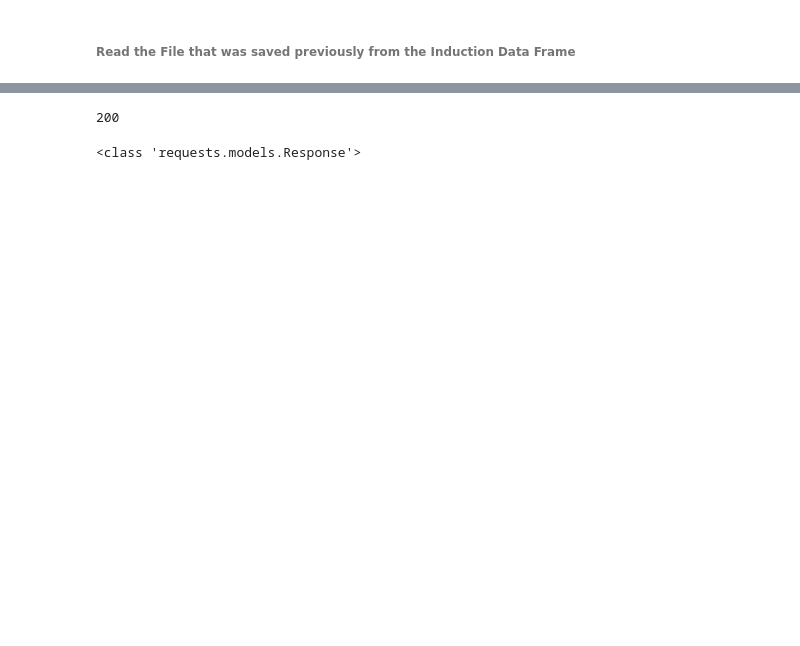
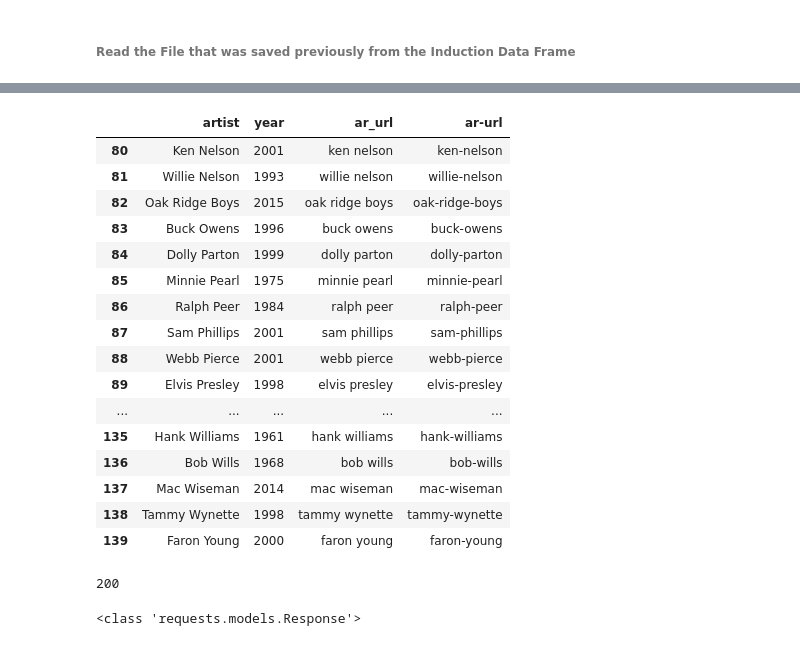
Before and after one commit to dpatelaqua/python-web-scraping-country-music-hof-dpatelaqua, a Jupyter notebook: notebook/Bonus.ipynb, the cells around one changed output, grey strips where cells are left out. Drawn from its saved outputs; the diff is of its cells as text; code cells hidden in the pictures; blank space fills up the shorter version.

```diff
--- a/notebook/Bonus.ipynb
+++ b/notebook/Bonus.ipynb
@@ -36,0 +40,30 @@ artist_df
+# %%
+# Create a third column after cleaning the data to be utilized to go different artist pages by url
+# First, change name to lower case, replace '\' '.' '&' '"'' to nothing
+
+artist_df['ar_url'] = artist_df.artist.str.lower()
+artist_df['ar_url'] = artist_df.ar_url.replace('\"',"")
+artist_df['ar_url'] = artist_df.ar_url.replace('&"',"")
+artist_df['ar-url'] = artist_df.ar_url.str.replace(".","").str.replace(" ","-")
+
+# This clean up was not cleaning "  in the strings and therefore chose to try a different method
+# %%
+artist_df.tail(60)
+# %% [output]
+|  | artist | year | ar_url | ar-url |
+| 80 | Ken Nelson | 2001 | ken nelson | ken-nelson |
+| 81 | Willie Nelson | 1993 | willie nelson | willie-nelson |
+| 82 | Oak Ridge Boys | 2015 | oak ridge boys | oak-ridge-boys |
+| 83 | Buck Owens | 1996 | buck owens | buck-owens |
+| 84 | Dolly Parton | 1999 | dolly parton | dolly-parton |
+| 85 | Minnie Pearl | 1975 | minnie pearl | minnie-pearl |
+| 86 | Ralph Peer | 1984 | ralph peer | ralph-peer |
+| 87 | Sam Phillips | 2001 | sam phillips | sam-phillips |
+| 88 | Webb Pierce | 2001 | webb pierce | webb-pierce |
+| 89 | Elvis Presley | 1998 | elvis presley | elvis-presley |
+| ... | ... | ... | ... | ... |
+| 135 | Hank Williams | 1961 | hank williams | hank-williams |
+| 136 | Bob Wills | 1968 | bob wills | bob-wills |
+| 137 | Mac Wiseman | 2014 | mac wiseman | mac-wiseman |
+| 138 | Tammy Wynette | 1998 | tammy wynette | tammy-wynette |
+| 139 | Faron Young | 2000 | faron young | faron-young |
```
Also changed, not shown: parts of 20 cells of this notebook, 2 other files.
